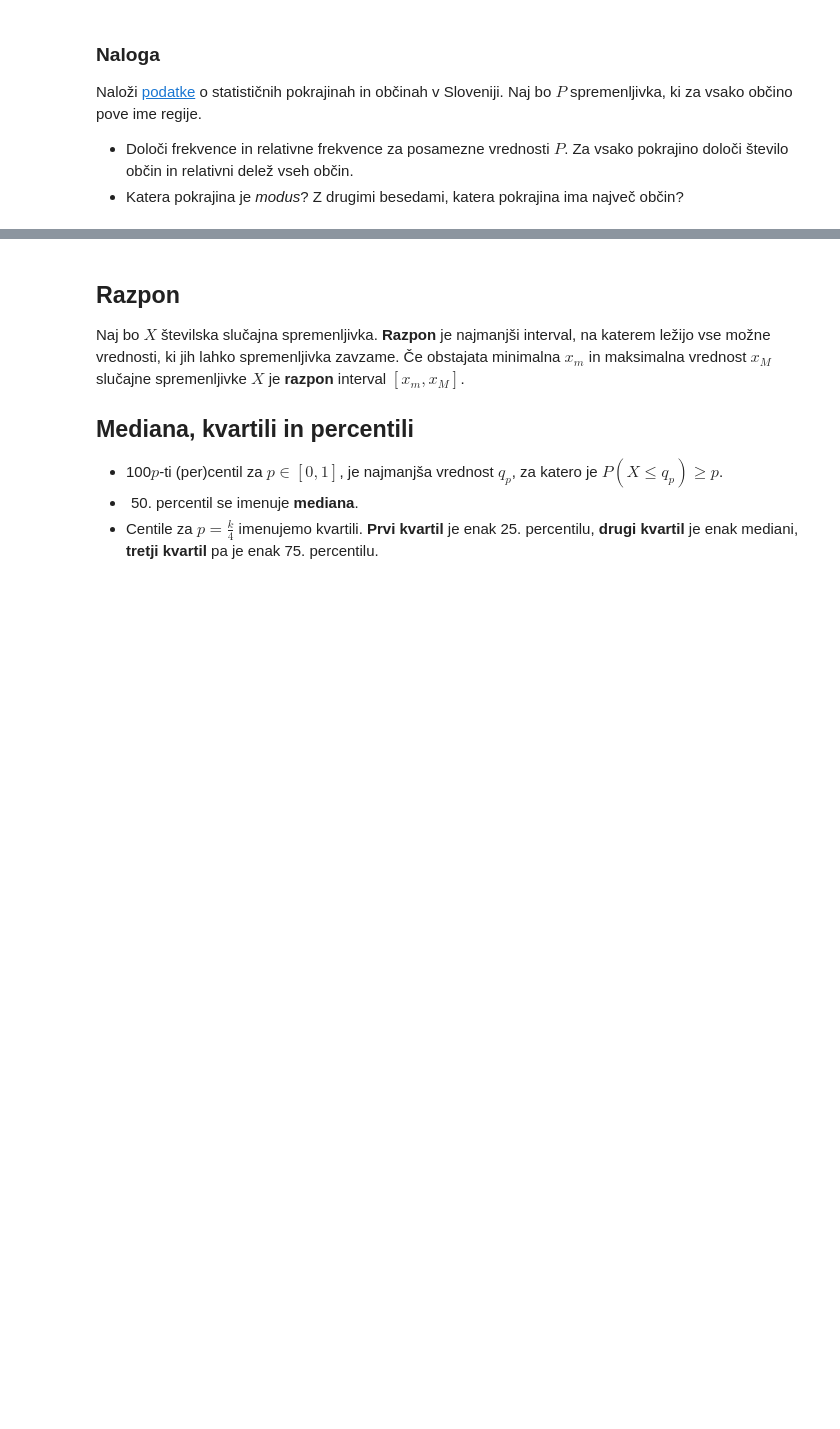
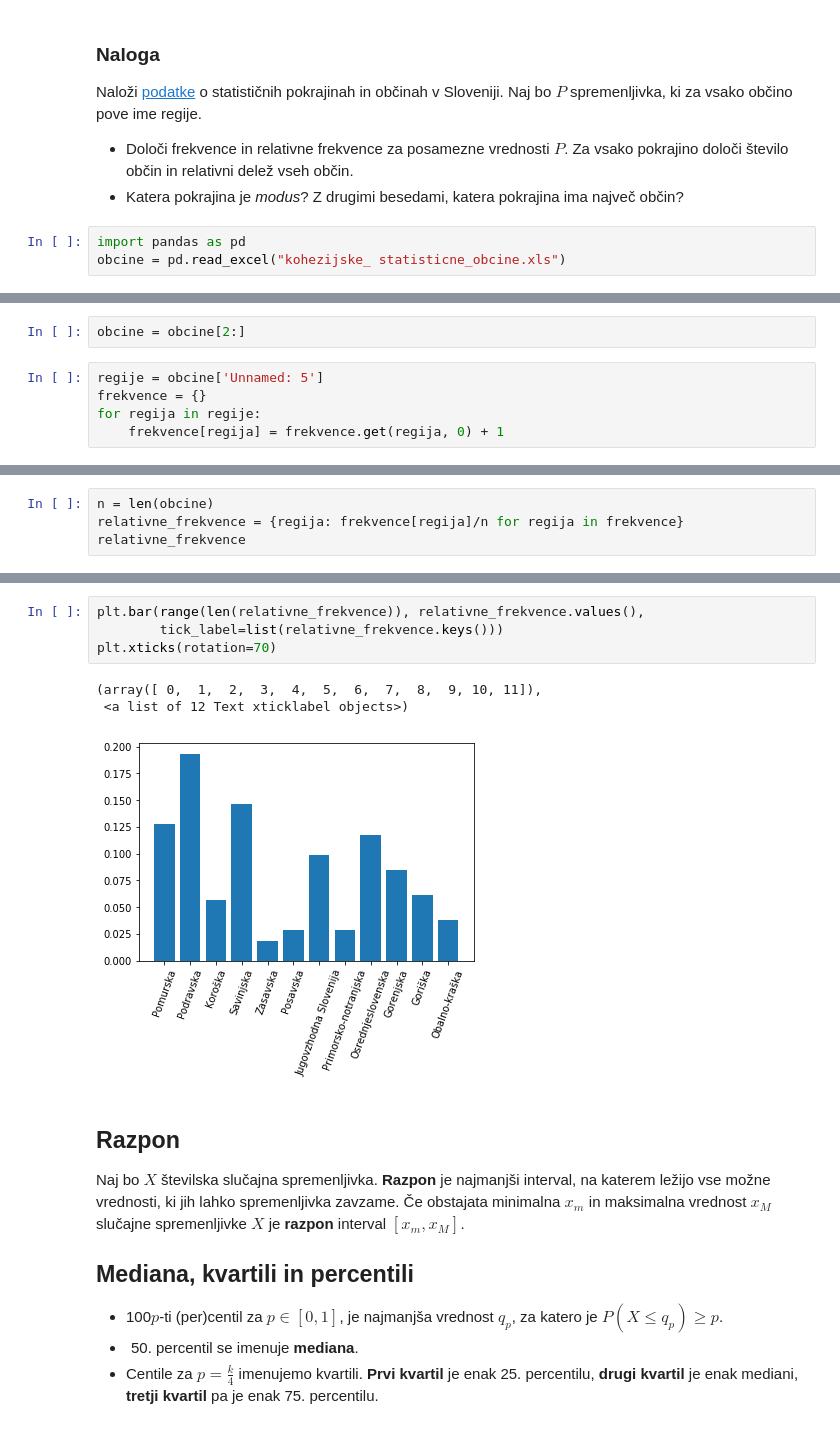
Before and after one commit to mrcinv/ovs.py, a Jupyter notebook: opisna_statistika.ipynb, the cells around one changed output, grey strips where cells are left out. Drawn from its saved outputs; the diff is of its cells as text; blank space fills up the shorter version.

```diff
--- a/opisna_statistika.ipynb
+++ b/opisna_statistika.ipynb
@@ -40,3 +40,6 @@ Naloži [podatke](http://www.stat.si/dokument/5424/kohezijske_%20statisticne_obc
 
 * Določi frekvence in relativne frekvence za posamezne vrednosti $P$. Za vsako pokrajino določi število občin in relativni delež vseh občin.
 * Katera pokrajina je *modus*? Z drugimi besedami, katera pokrajina ima največ občin?
+# %%
+import pandas as pd
+obcine = pd.read_excel("kohezijske_ statisticne_obcine.xls")
@@ -42,0 +55,7 @@ Naloži [podatke](http://www.stat.si/dokument/5424/kohezijske_%20statisticne_obc
+# %%
+obcine = obcine[2:]
+# %%
+regije = obcine['Unnamed: 5']
+frekvence = {}
+for regija in regije:
+    frekvence[regija] = frekvence.get(regija, 0) + 1
@@ -42,0 +77,4 @@ Naloži [podatke](http://www.stat.si/dokument/5424/kohezijske_%20statisticne_obc
+# %%
+n = len(obcine)
+relativne_frekvence = {regija: frekvence[regija]/n for regija in frekvence}
+relativne_frekvence
@@ -43,3 +110,11 @@ Naloži [podatke](http://www.stat.si/dokument/5424/kohezijske_%20statisticne_obc
+# %%
+plt.bar(range(len(relativne_frekvence)), relativne_frekvence.values(),
+        tick_label=list(relativne_frekvence.keys()))
+plt.xticks(rotation=70)
+# %% [output]
+(array([ 0,  1,  2,  3,  4,  5,  6,  7,  8,  9, 10, 11]),
+ <a list of 12 Text xticklabel objects>)
+[figure, added]
 # %% [markdown]
 ## Razpon
 
```
Also changed, not shown: parts of 4 cells of this notebook.
